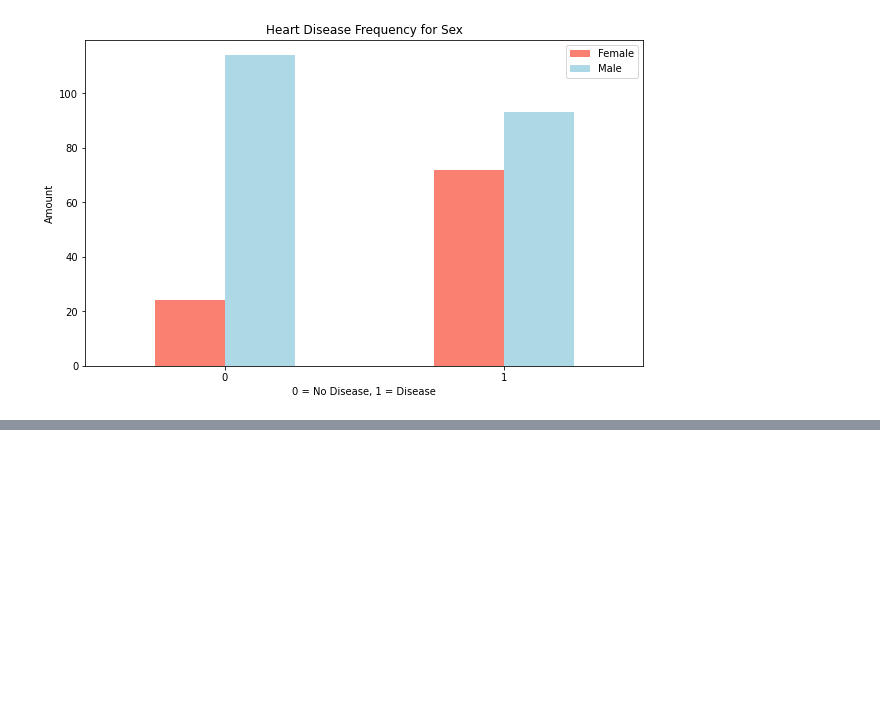
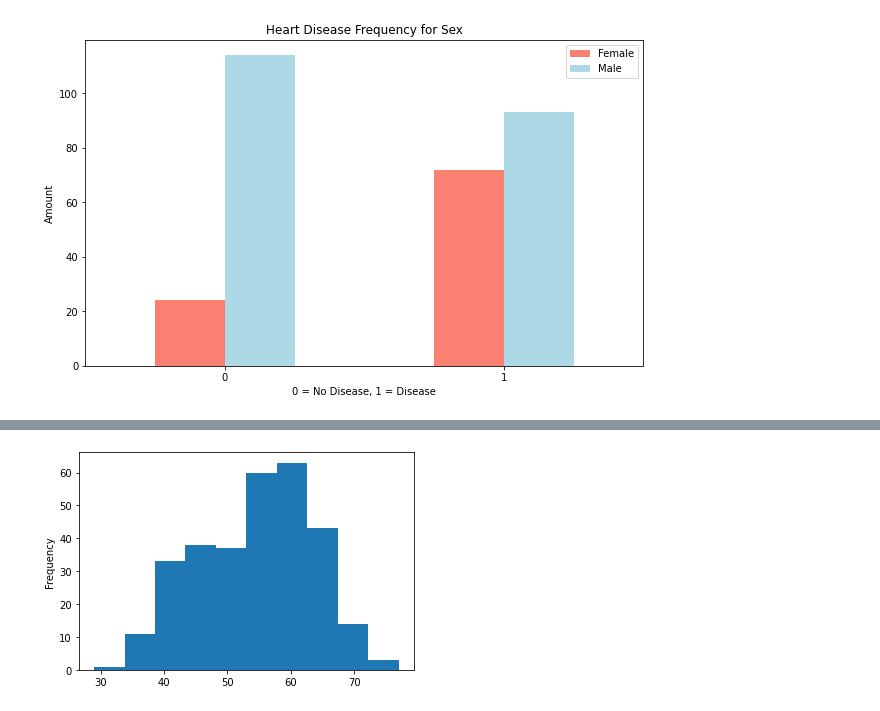
Before and after one commit to abhishek-dhankar/heart-disease-classification-case-study, a Jupyter notebook: heart-disease-classification-case-study.ipynb, the cells around one changed output, grey strips where cells are left out. Cells and saved outputs as stored; diff of their text form; code cells hidden in the pictures; blank space fills up the shorter version.

```diff
--- a/heart-disease-classification-case-study.ipynb
+++ b/heart-disease-classification-case-study.ipynb
@@ -225,0 +249,5 @@ plt.xticks(rotation=0);
+# %%
+# Check the distribution of age column with a histogram
+df.age.plot.hist();
+# %% [output]
+[figure, added]
```
Also changed, not shown: parts of 5 cells of this notebook.
